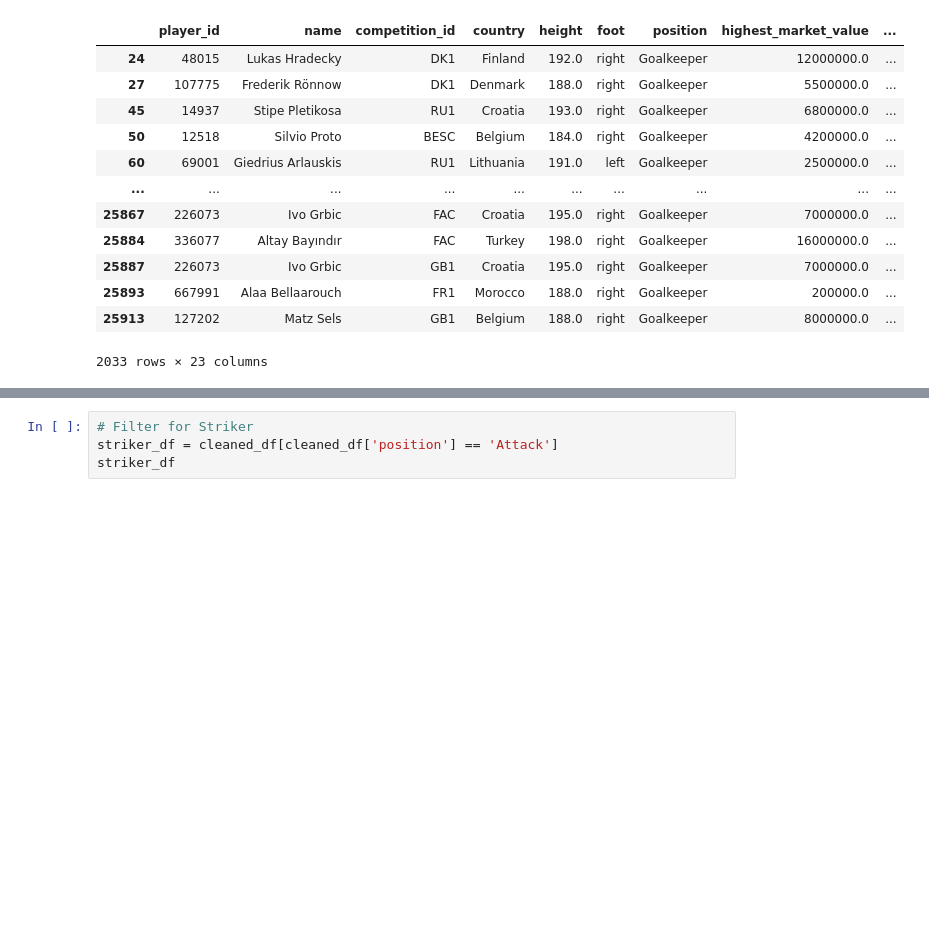
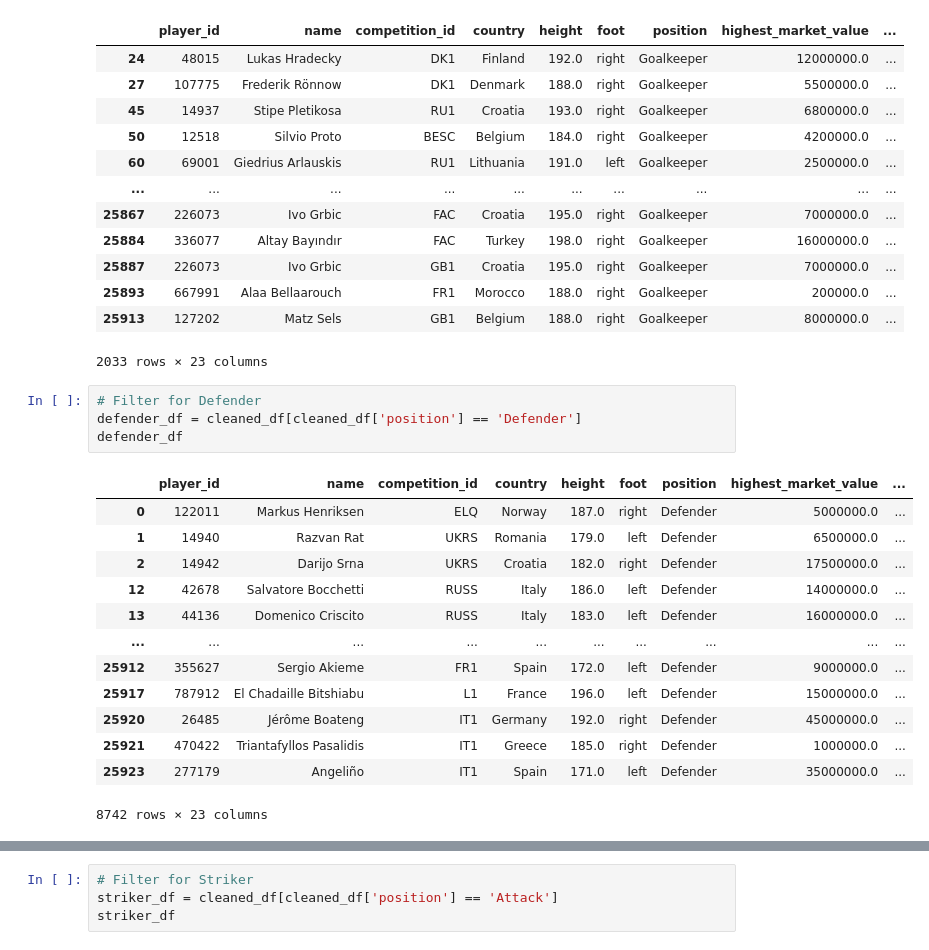
Before and after one commit to camille-sophiie/sports-data, a Jupyter notebook: code/02_Scatterplots_nicole.ipynb, the cells around one changed output, grey strips where cells are left out. Drawn from its saved outputs; the diff is of its cells as text; blank space fills up the shorter version.

```diff
--- a/code/02_Scatterplots_nicole.ipynb
+++ b/code/02_Scatterplots_nicole.ipynb
@@ -49,3 +49,21 @@ goalkeeper_df
 | 25893 | 667991 | Alaa Bellaarouch | FR1 | Morocco | 188.0 | right | Goalkeeper | 200000.0 | ... |
 | 25913 | 127202 | Matz Sels | GB1 | Belgium | 188.0 | right | Goalkeeper | 8000000.0 | ... |
 2033 rows × 23 columns
+# %%
+# Filter for Defender
+defender_df = cleaned_df[cleaned_df['position'] == 'Defender']
+defender_df
+# %% [output]
+|  | player_id | name | competition_id | country | height | foot | position | highest_market_value | ... |
+| 0 | 122011 | Markus Henriksen | ELQ | Norway | 187.0 | right | Defender | 5000000.0 | ... |
+| 1 | 14940 | Razvan Rat | UKRS | Romania | 179.0 | left | Defender | 6500000.0 | ... |
+| 2 | 14942 | Darijo Srna | UKRS | Croatia | 182.0 | right | Defender | 17500000.0 | ... |
+| 12 | 42678 | Salvatore Bocchetti | RUSS | Italy | 186.0 | left | Defender | 14000000.0 | ... |
+| 13 | 44136 | Domenico Criscito | RUSS | Italy | 183.0 | left | Defender | 16000000.0 | ... |
+| ... | ... | ... | ... | ... | ... | ... | ... | ... | ... |
+| 25912 | 355627 | Sergio Akieme | FR1 | Spain | 172.0 | left | Defender | 9000000.0 | ... |
+| 25917 | 787912 | El Chadaille Bitshiabu | L1 | France | 196.0 | left | Defender | 15000000.0 | ... |
+| 25920 | 26485 | Jérôme Boateng | IT1 | Germany | 192.0 | right | Defender | 45000000.0 | ... |
+| 25921 | 470422 | Triantafyllos Pasalidis | IT1 | Greece | 185.0 | right | Defender | 1000000.0 | ... |
+| 25923 | 277179 | Angeliño | IT1 | Spain | 171.0 | left | Defender | 35000000.0 | ... |
+8742 rows × 23 columns
```
Also changed, not shown: parts of 3 cells of this notebook, 2 other files.
